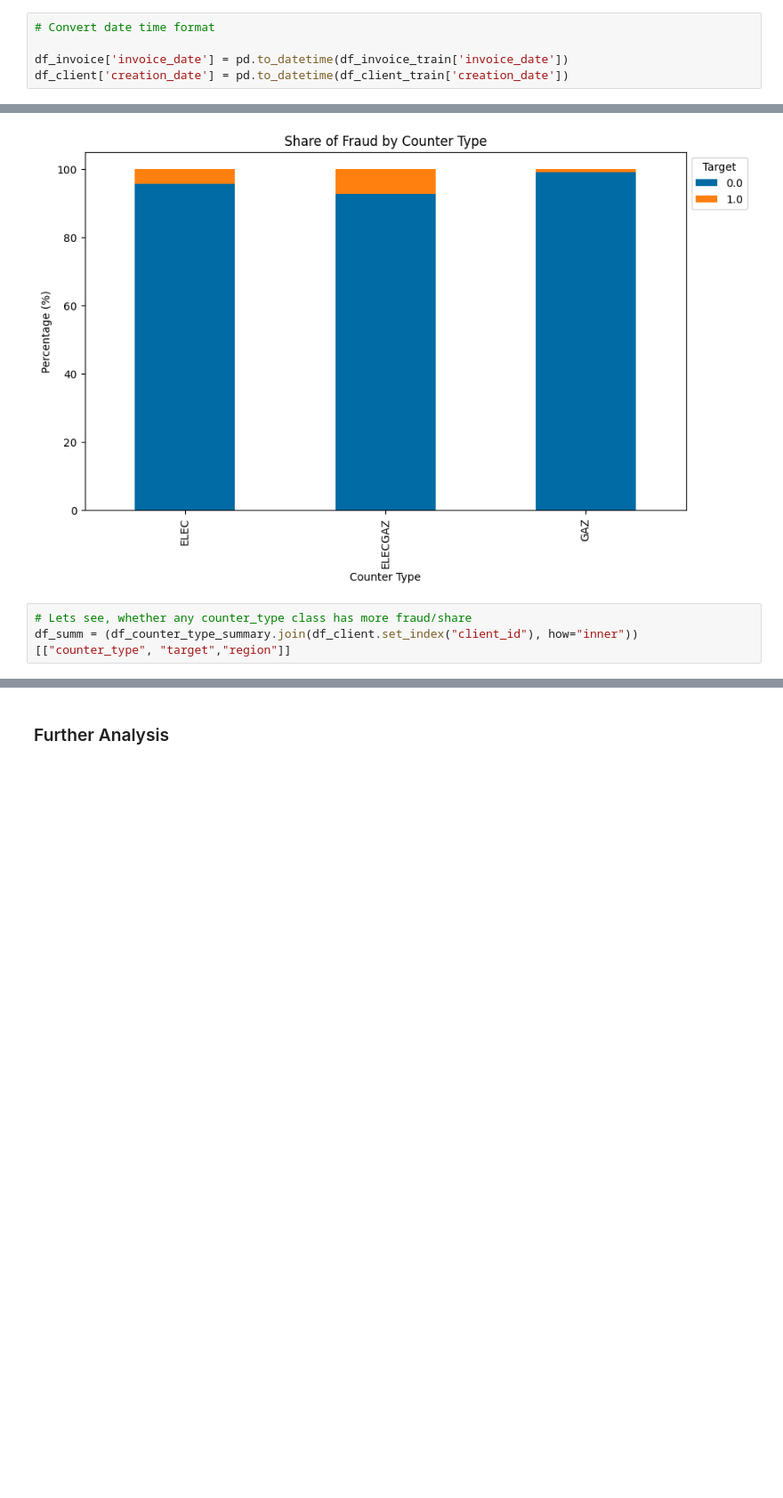
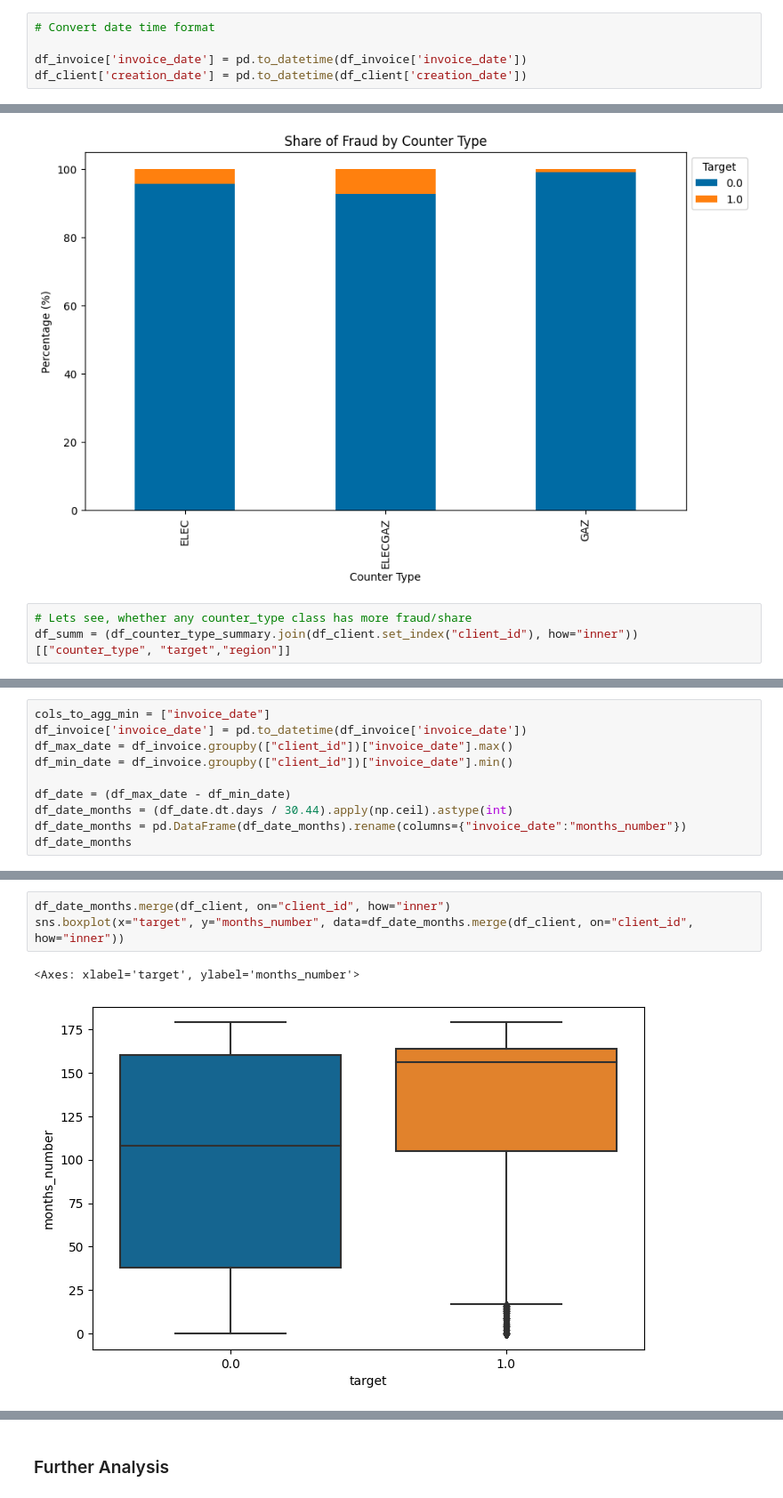
Before and after one commit to nikwilms/fraud-detection-electricity-gas-consumption, a Jupyter notebook: notebooks/Feature_engineering_consumption.ipynb, the cells around one changed output, grey strips where cells are left out. Shown at 89% size. Cells and saved outputs as stored; diff of their text form; blank space fills up the shorter version.

```diff
--- a/notebooks/Feature_engineering_consumption.ipynb
+++ b/notebooks/Feature_engineering_consumption.ipynb
@@ -206,8 +206,8 @@ def agg_invoice_num_mode_monthly_weighting(
 # %%
 # Convert date time format
 
-df_invoice['invoice_date'] = pd.to_datetime(df_invoice_train['invoice_date'])
-df_client['creation_date'] = pd.to_datetime(df_client_train['creation_date'])
+df_invoice['invoice_date'] = pd.to_datetime(df_invoice['invoice_date'])
+df_client['creation_date'] = pd.to_datetime(df_client['creation_date'])
 # %%
 df_invoice_agg= agg_invoice_num_mode_monthly_weighting(df_invoice)
 df_invoice_agg["consommation_total"] = (df_invoice_agg.consommation_level_1+
@@ -317,0 +518,10 @@ df_summ = (df_counter_type_summary.join(df_client.set_index("client_id"), how="i
+# %%
+cols_to_agg_min = ["invoice_date"]
+df_invoice['invoice_date'] = pd.to_datetime(df_invoice['invoice_date'])
+df_max_date = df_invoice.groupby(["client_id"])["invoice_date"].max()
+df_min_date = df_invoice.groupby(["client_id"])["invoice_date"].min()
+
+df_date = (df_max_date - df_min_date)
+df_date_months = (df_date.dt.days / 30.44).apply(np.ceil).astype(int)
+df_date_months = pd.DataFrame(df_date_months).rename(columns={"invoice_date":"months_number"})
+df_date_months
@@ -317,0 +543,6 @@ df_summ = (df_counter_type_summary.join(df_client.set_index("client_id"), how="i
+# %%
+df_date_months.merge(df_client, on="client_id", how="inner")
+sns.boxplot(x="target", y="months_number", data=df_date_months.merge(df_client, on="client_id", how="inner"))
+# %% [output]
+<Axes: xlabel='target', ylabel='months_number'>
+[figure, added]
```
Also changed, not shown: parts of 15 cells of this notebook, 5 other files.
